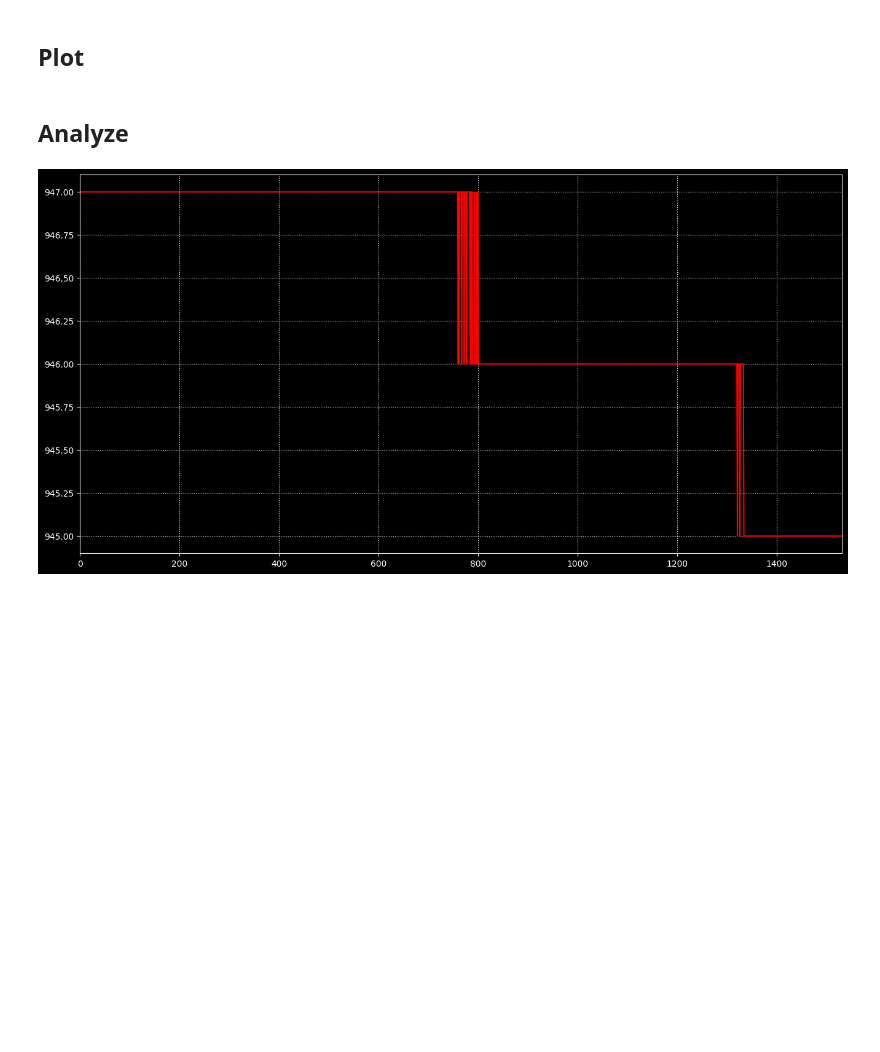
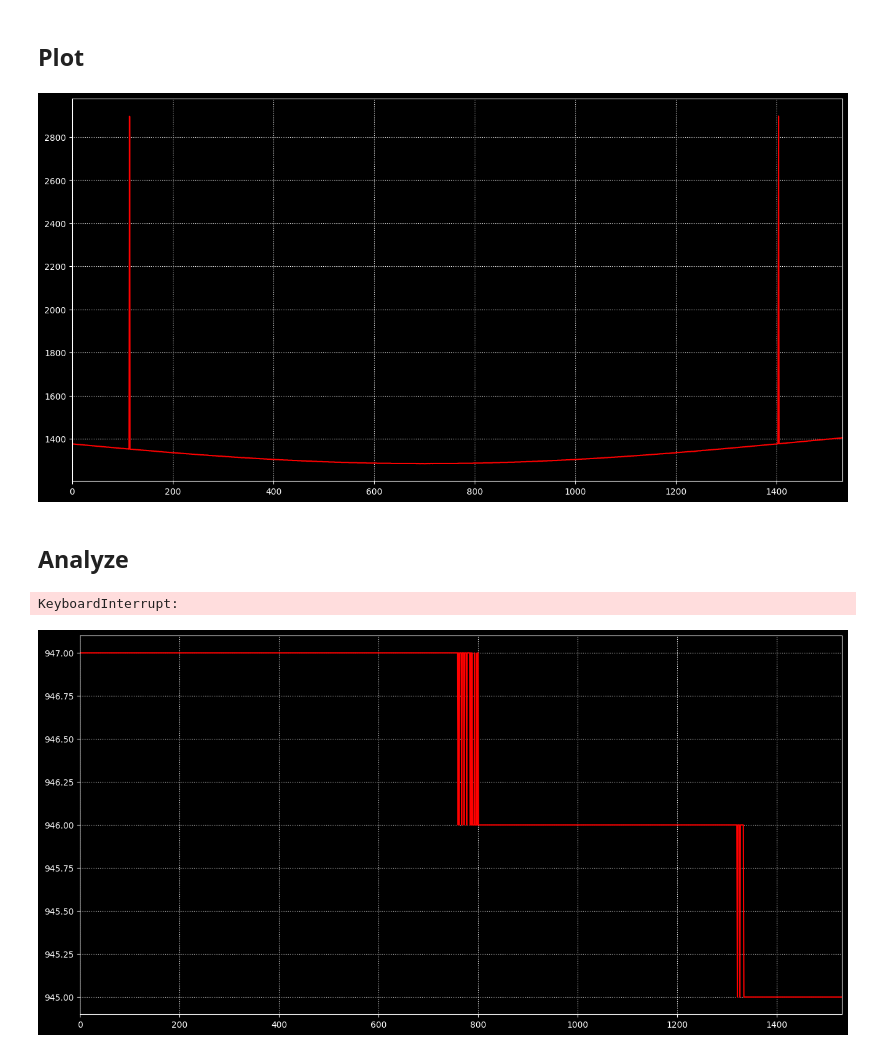
Before and after one commit to AustralianSynchrotron/bctppl, a Jupyter notebook: tracker.ipynb, the cells around one changed output. Drawn from its saved outputs; the diff is of its cells as text; code cells hidden in the pictures; blank space fills up the shorter version.

Commit message:
modified:   sinogapme.py 	modified:   tracker.ipynb 	modified:   trackme.py

```diff
--- a/tracker.ipynb
+++ b/tracker.ipynb
@@ -167,8 +167,8 @@ def squeezeOrg(tens, orgDims):
 # %% [markdown]
 ### Read input
 # %%
-inputString = "test4/split_org.hdf:/data"
-maskString = "test4/split_mask.tif"
+inputString = "tests/test4/02_split_org.hdf:/data"
+maskString = "tests/test4/02_split_mask.tif"
 bgString = None
 dfString = None
 
@@ -452,12 +452,14 @@ def trackIt() :
 
 trackResults = trackIt()
 frameNumbers = np.expand_dims( np.linspace(0, nofF-1, nofF), 1)
-trackResults = np.concatenate((trackResults, frameNumbers), axis=1)
+results = np.concatenate((trackResults, frameNumbers), axis=1)
 #plotData(trackResults[:,0].cpu().numpy(), dataYR=trackResults[:,1].cpu().numpy())
 # %% [markdown]
 ## Plot
 # %%
-plotData(trackResults[...,0])
+plotData(trackResults[...,1])
+# %% [output]
+[figure, added]
 # %% [markdown]
 ## Analyze
 # %%
@@ -594,17 +598,17 @@ def normalizeWithMask(ten, msk) :
 
 
 
-def trackItWithPoses(poses) :
+def trackItFine(poses) :
     # area around expected position +/- 5 pixels and ksh on all sides
-    dataBuf = torch.zeros( (dsh[0], ksh[0]+10, ksh[1]+10) )
-    maskBuf = torch.zeros( (dsh[0], ksh[0]+10, ksh[1]+10) )
+    neib=5
+    dataBuf = torch.zeros( (dsh[0], ksh[0]+2*neib, ksh[1]+2*neib) )
+    maskBuf = torch.zeros( (dsh[0], ksh[0]+2*neib, ksh[1]+2*neib) )
     for cursl in range(dsh[0]) :
-    #for cursl in range(poses.shape[0]) :
-        pos = poses[cursl,...]
-        imFrom = ( max(0, pos[0] - 5 ) , max(0, pos[1] - 5  ) )
-        imTo = ( min(dsh[0], pos[0] + 5 + ksh[0]) , min(dsh[1], pos[1] + 5 + ksh[1]) )
+        pos = np.round(poses[cursl,...]).astype(int)
+        imFrom = ( max(0, pos[0] - neib ) , max(0, pos[1] - neib  ) )
+        imTo = ( min(dsh[0], pos[0] + neib + ksh[0]) , min(dsh[1], pos[1] + neib + ksh[1]) )
         arSz = ( imTo[0] - imFrom[0], imTo[1] - imFrom[1])
-        dstFrom = (imFrom[0] - pos[0] + 5 , imFrom[1] - pos[1] + 5  )
+        dstFrom = (imFrom[0] - pos[0] + neib , imFrom[1] - pos[1] + neib  )
         dataBuf[cursl, dstFrom[0] : dstFrom[0]+arSz[0] , dstFrom[1] : dstFrom[1]+arSz[1] ] = \
             torch.from_numpy(dataN)[cursl , imFrom[0]:imTo[0], imFrom[1]:imTo[1] ]
         maskBuf[cursl, dstFrom[0] : dstFrom[0]+arSz[0] , dstFrom[1] : dstFrom[1]+arSz[1] ] = \
@@ -619,13 +623,43 @@ def trackItWithPoses(poses) :
     for cursl in range(dsh[0]) :
         pos = poses[cursl,...]
         cpos = np.unravel_index(torch.argmax(dataBuf[cursl,...]).item(), bufSh)
-        pos[0] +=  cpos[0] - 5
-        pos[1] +=  cpos[1] - 5
+#        pos[0] +=  cpos[0] - neib
+#        pos[1] +=  cpos[1] - neib
+
+        sump=np.zeros((2,))
+        sumc=0
+        #dataBuf[cursl, ...] -= dataBuf[cursl, ...].min()
+        for d0 in range(-1,2):
+            if 0 <= ( dpos0 := cpos[0] + d0 ) < bufSh[0] :
+                for d1 in range(-1,2):
+                    if 0 <= ( dpos1 := cpos[1] + d1 ) < bufSh[1] :
+                        val = dataBuf[cursl, dpos0, dpos1]
+                        sump[0] += val * d0
+                        sump[1] += val * d1
+                        sumc += val.item()
+        sump /= sumc
+        pos[0] +=  cpos[0] + sump[0] - neib
+        pos[1] +=  cpos[1] + sump[1] - neib
 
     return poses
 
-poses = outResults[:,2:4]
-newposes = trackItWithPoses(poses)
+    return poses
+
+frameNumbers = np.expand_dims( np.linspace(0, nofF-1, nofF), 1)
+
+results = np.concatenate((trackResults, frameNumbers), axis=1)
+results = analyzeResults(results)
+#plotData( (results[:,0], results[:,1]),
+#              dataYR=(results[:,2], results[:,3]))
+
+results = trackItFine( np.round(results[:,2:4]) )
+results = np.concatenate((results, frameNumbers), axis=1)
+results = np.concatenate((trackResults, frameNumbers), axis=1)
+results = analyzeResults(results)
+plotData( (results[:,0], results[:,1]),
+              dataYR=(results[:,2], results[:,3]))
+# %% [output]
+KeyboardInterrupt:
 # %%
 plotData(poses[:,0])
 plotData(poses[:,1])
```
Also changed, not shown: parts of 1 cell of this notebook, 2 other files.
